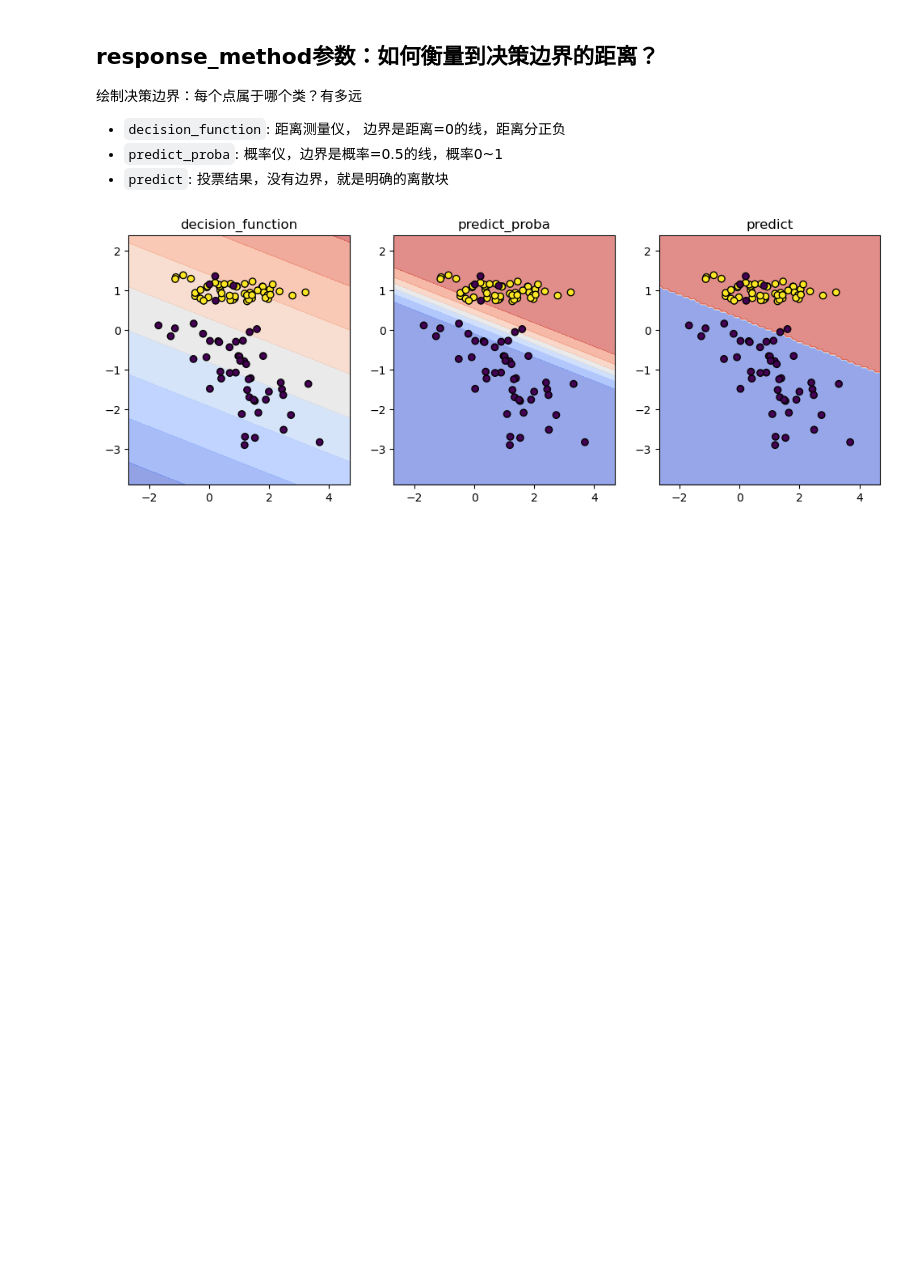
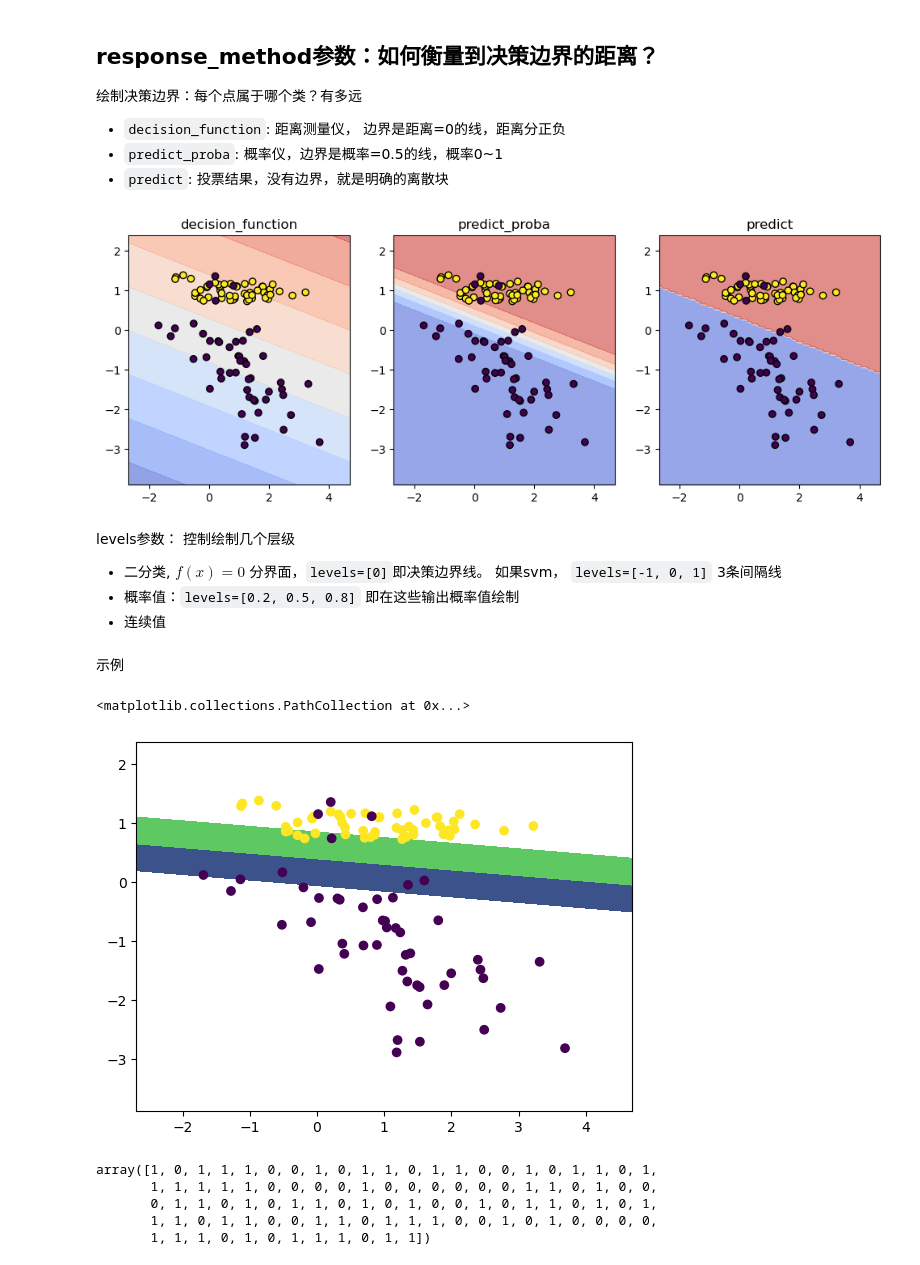
Before and after one commit to ddongzi/data-analysis, a Jupyter notebook: Scikit-Learn/6. 可视化/Untitled.ipynb, the cells around one changed output. Saved outputs shown, nothing was run; the diff lists cells and outputs as text; code cells hidden in the pictures; blank space fills up the shorter version.

```diff
--- a/Scikit-Learn/6. 可视化/Untitled.ipynb
+++ b/Scikit-Learn/6. 可视化/Untitled.ipynb
@@ -90,3 +92,10 @@ for ax, method in zip(axes, methods):
 plt.show()
 # %% [output]
 [figure]
+# %% [markdown]
+levels参数： 控制绘制几个层级
+- 二分类, $f(x) = 0$ 分界面，`levels=[0]`即决策边界线。 如果svm， `levels=[-1, 0, 1]` 3条间隔线
+- 概率值：`levels=[0.2, 0.5, 0.8]` 即在这些输出概率值绘制
+- 连续值
+# %% [markdown]
+示例
@@ -92,0 +107,29 @@ plt.show()
+# %%
+X, y = make_classification(
+    n_features=2,
+    n_redundant=0,
+    n_informative=2,
+    n_clusters_per_class=1,
+    random_state=0
+)
+clf = svm.SVC(kernel='linear').fit(X, y)
+fig, ax = plt.subplots()
+DecisionBoundaryDisplay.from_estimator(
+    clf,
+    X,
+    response_method='decision_function',
+    levels = [-1, 0, 1], # 结合response method 表示距离
+    ax = ax
+)
+ax.scatter(X[:, 0], X[:, 1], c=y)
+# %% [output]
+<matplotlib.collections.PathCollection at 0x...>
+[figure, added]
+# %%
+clf.predict(X) # svc预测结果为 0，1二分类
+# %% [output]
+array([1, 0, 1, 1, 1, 0, 0, 1, 0, 1, 1, 0, 1, 1, 0, 0, 1, 0, 1, 1, 0, 1,
+       1, 1, 1, 1, 1, 0, 0, 0, 0, 1, 0, 0, 0, 0, 0, 0, 1, 1, 0, 1, 0, 0,
+       0, 1, 1, 0, 1, 0, 1, 1, 0, 1, 0, 1, 0, 0, 1, 0, 1, 1, 0, 1, 0, 1,
+       1, 1, 0, 1, 1, 0, 0, 1, 1, 0, 1, 1, 1, 0, 0, 1, 0, 1, 0, 0, 0, 0,
+       1, 1, 1, 0, 1, 0, 1, 1, 1, 0, 1, 1])
```
Also changed, not shown: parts of 5 cells of this notebook, 14 other files.
